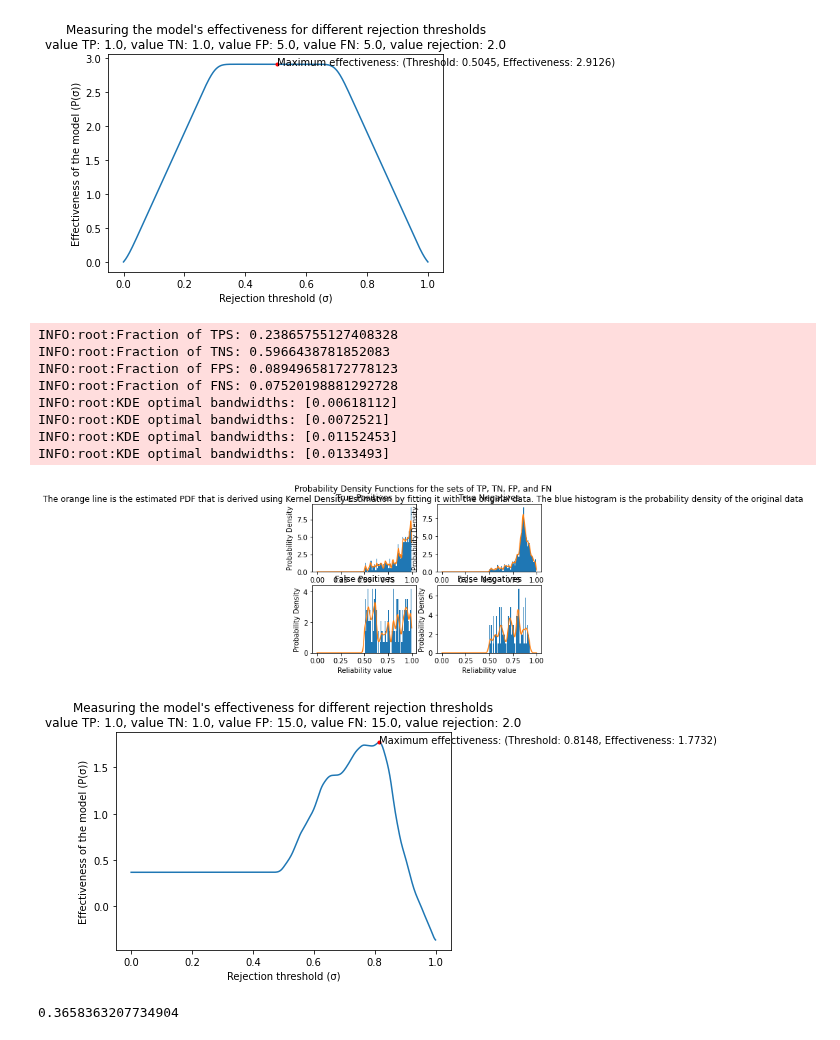
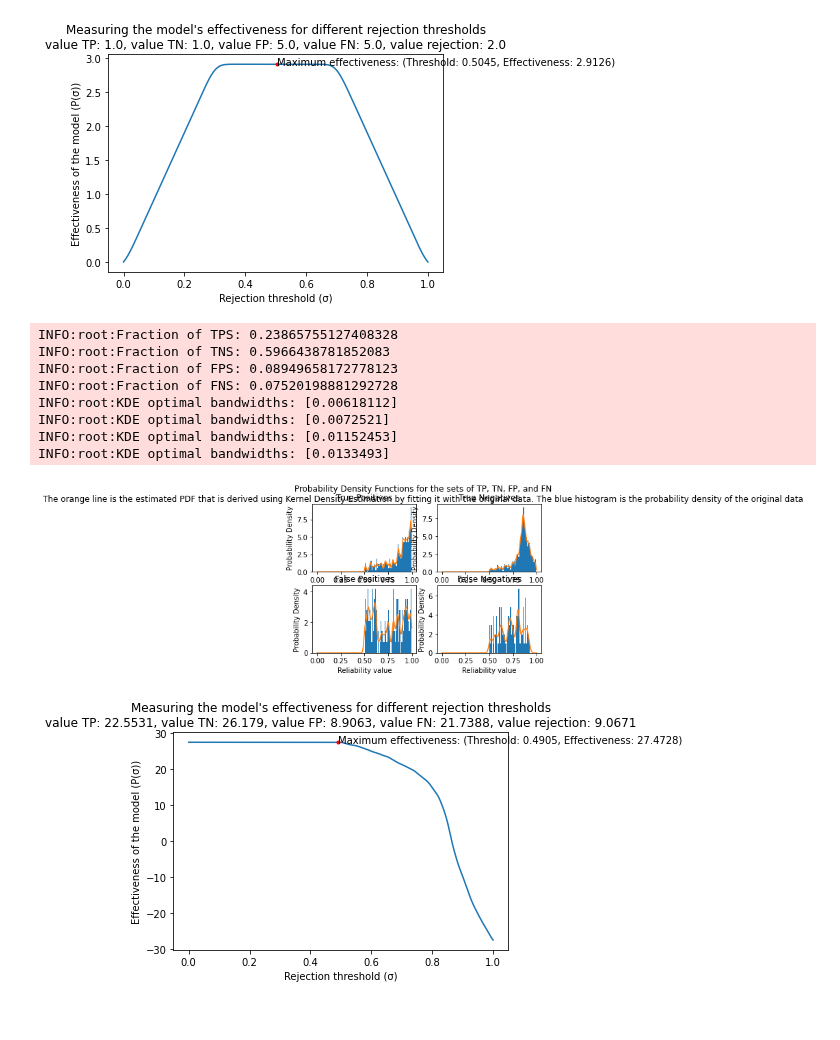
Before and after one commit to delftcrowd/smart_rejector_for_hate_speech, a Jupyter notebook: code/rejector/test_new.ipynb, the cells around one changed output. Drawn from its saved outputs; the diff is of its cells as text; code cells hidden in the pictures.

```diff
--- a/code/rejector/test_new.ipynb
+++ b/code/rejector/test_new.ipynb
@@ -69,22 +69,18 @@ INFO:root:KDE optimal bandwidths: [0.02018681]
 [figure]
 # %%
 predictions = Prediction.load("input/cnn-hoseem-calibrated.p", gold_class="Hate")
-values = Values(value_TP=1.0, value_TN=1.0, value_FP=15.0, value_FN=15.0,value_rejection=2.0)
+values = Values(value_TP=22.5531, value_TN=26.179, value_FP=8.9063, value_FN=21.7388,value_rejection=9.0671)
 metric = Metric(values, predictions)
 metric.plot_pdfs()
 metric.plot_effectiveness()
 # %% [output]
 INFO:root:Fraction of TPS: 0.23865755127408328
 INFO:root:Fraction of TNS: 0.5966438781852083
 INFO:root:Fraction of FPS: 0.08949658172778123
 INFO:root:Fraction of FNS: 0.07520198881292728
 INFO:root:KDE optimal bandwidths: [0.00618112]
 INFO:root:KDE optimal bandwidths: [0.0072521]
 INFO:root:KDE optimal bandwidths: [0.01152453]
 INFO:root:KDE optimal bandwidths: [0.0133493]
 [figure]
-[figure, old version]
+[figure, new version]
-# %%
-metric.calculate_effectiveness(0.0)
-# %% [output]
-0.3658363207734904
```
